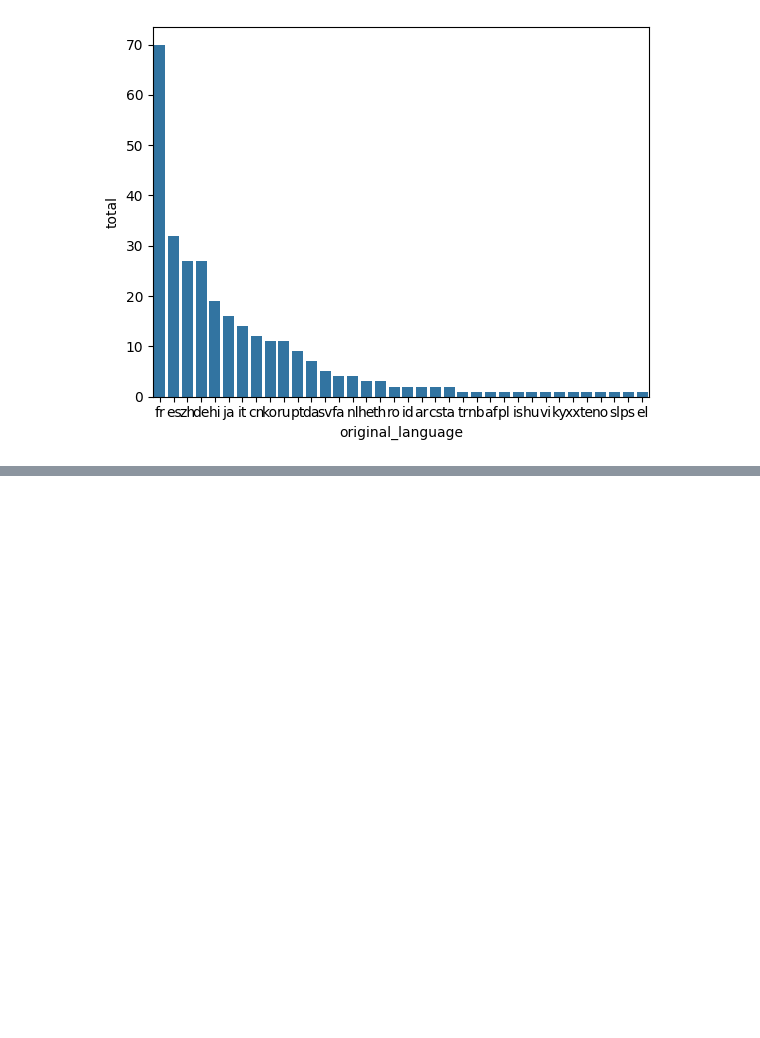
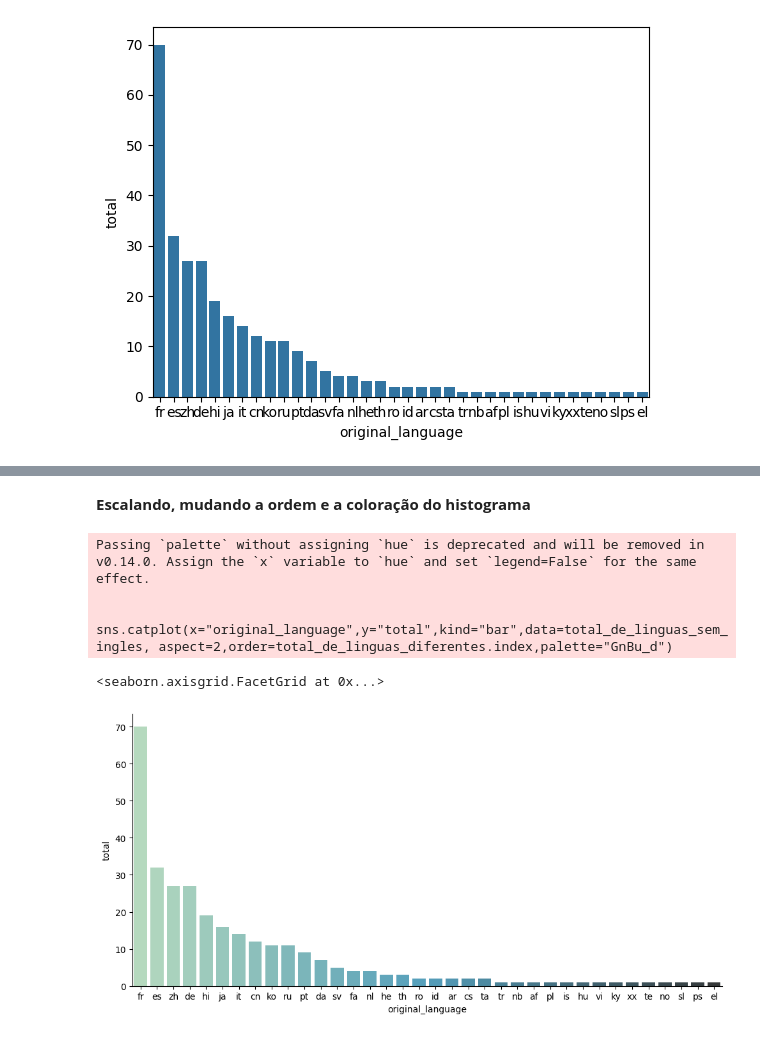
Before and after one commit to apollo920/DataScience-Pandas, a Jupyter notebook: DataScience_Manipulação_de_arquivo_CSV.ipynb, the cells around one changed output, grey strips where cells are left out. Saved outputs shown, nothing was run; the diff lists cells and outputs as text; code cells hidden in the pictures; blank space fills up the shorter version.

Commit message:
mudanças no histograma

```diff
--- a/DataScience_Manipulação_de_arquivo_CSV.ipynb
+++ b/DataScience_Manipulação_de_arquivo_CSV.ipynb
@@ -183,3 +184,6 @@ sns.barplot(x="original_language",y="total",data=total_de_linguas_sem_ingles)
 # %% [output]
 <Axes: xlabel='original_language', ylabel='total'>
 [figure]
+# %%
+total_de_linguas_diferentes = tmdb.query("original_language != 'en'")["original_language"].value_counts()
+total_de_linguas_diferentes
@@ -185,0 +208,10 @@ sns.barplot(x="original_language",y="total",data=total_de_linguas_sem_ingles)
+# %% [markdown]
+**Escalando, mudando a ordem e a coloração do histograma**
+# %%
+sns.catplot(x="original_language",y="total",kind="bar",data=total_de_linguas_sem_ingles, aspect=2,order=total_de_linguas_diferentes.index,palette="GnBu_d")
+# %% [output]
+Passing `palette` without assigning `hue` is deprecated and will be removed in v0.14.0. Assign the `x` variable to `hue` and set `legend=False` for the same effect.
+
+  sns.catplot(x="original_language",y="total",kind="bar",data=total_de_linguas_sem_ingles, aspect=2,order=total_de_linguas_diferentes.index,palette="GnBu_d")
+<seaborn.axisgrid.FacetGrid at 0x...>
+[figure, added]
```
Also changed, not shown: parts of 4 cells of this notebook.
